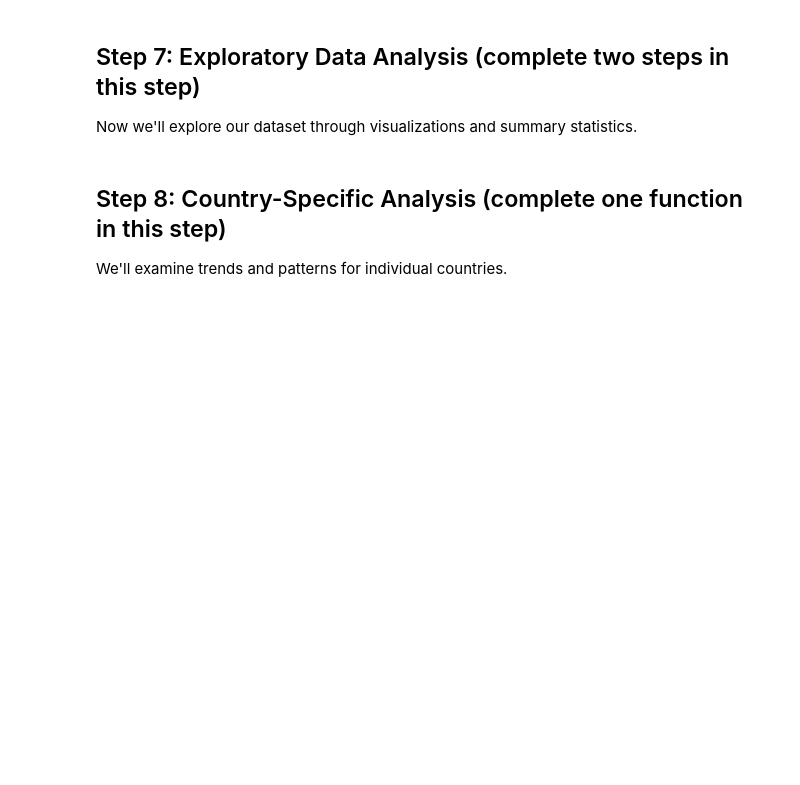
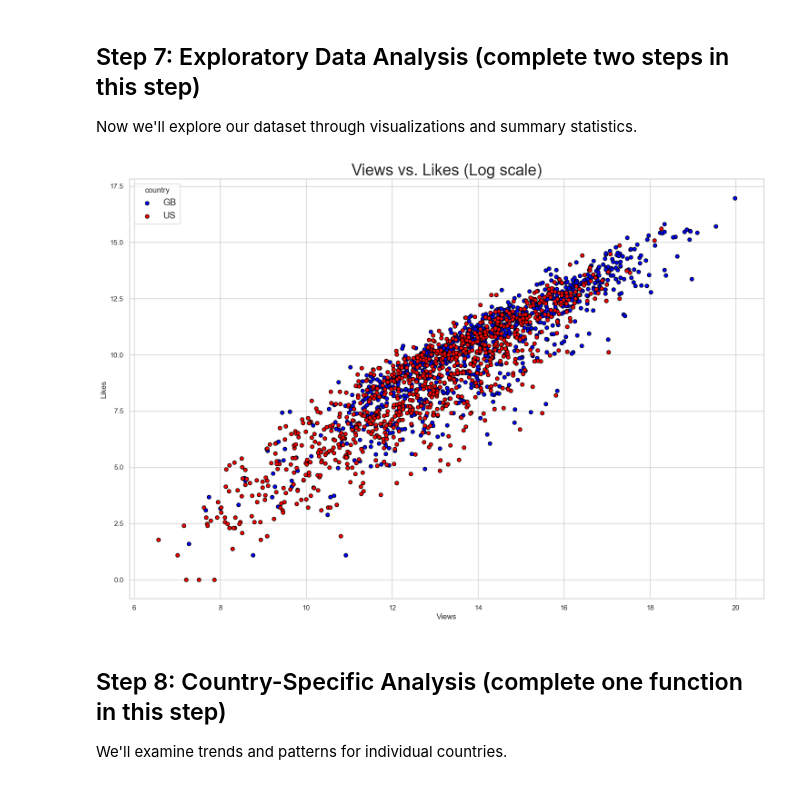
Before and after one commit to Thend911/Data-Analysis, a Jupyter notebook: VideoAnalysis-HW.ipynb, the cells around one changed output. Cells and saved outputs as stored; diff of their text form; code cells hidden in the pictures; blank space fills up the shorter version.

```diff
--- a/VideoAnalysis-HW.ipynb
+++ b/VideoAnalysis-HW.ipynb
@@ -300,44 +274,37 @@ Create new features to enhance our analysis.
 # Engagement metrics
 # Step 1: add a column named 'like_ratio', computed as likes/dislikes
 #------- complete the step-------------
-
-
+combined_df['like_ratio']= numpy.divide(combined_df['likes'],combined_df['dislikes'])
 #------- complete the step-------------
 
 # Step 2: add a column named 'engagement_rate', computed as (likes + dislikes + comment_total)/views
 #------- complete the step-------------
-
-
+combined_df['engagement_rate']= numpy.divide(combined_df['likes'] + combined_df['dislikes'] + combined_df['comment_total'],combined_df['views'])
 #------- complete the step-------------
-
 
 # Text features
 # Step 3: add a column named 'title_length', computed as length of title
 #------- complete the step-------------
-
-
+combined_df['title_length'] = combined_df['title'].str.len()
 #------- complete the step-------------
 
 # Step 4: add a column named 'title_word_count', computed as number of words in title
 #------- complete the step-------------
-
-
+combined_df['title_word_count'] = combined_df['title'].str.split().str.len()
 #------- complete the step-------------
 
 # Step 5: add a column named 'title_has_exclamation', computed as bool value (you can make it 0 or 1) of if title contains exclamation mark
 #------- complete the step-------------
-
-
+combined_df['title_has_exclamation'] = combined_df['title'].apply(lambda x: 1 if '!' in x else 0)
 #------- complete the step-------------
 
 # Tag analysis
 # Step 6: add a column named 'tags_count', computed as number of tags
 #------- complete the step-------------
-
-
+combined_df['tags_count'] = combined_df['tags'].apply(lambda x: 0 if x is None else len(x))
 #------- complete the step-------------
 
-
+# QUESTION: how to calculate like ratio or engagement rate if denom or numerator is 0 in some case?
 
 # Display new features
 print("\nNew features created:")
@@ -349,23 +327,34 @@ Now we'll explore our dataset through visualizations and summary statistics.
 # %%
 # Set up the figure
 plt.figure(figsize=(18, 12))
-
 
 
 # Plot 1: Views vs. Likes
 # Step 1: make a dot plot shows views and likes. Take 1000 sample from all countries. x-axis will be views and y-axies will be views.
 #         using different colors indicate different country. Add legend and plot title.
 
 #------- complete the step-------------
+GB_view = numpy.log(combined_df['views'].head(1000))
+GB_like = numpy.log(combined_df['likes'].head(1000))
+US_view = numpy.log(combined_df['views'].tail(1000))
+US_like = numpy.log(combined_df['likes'].tail(1000))
+plt.scatter(GB_view, GB_like, c='blue', alpha=1, edgecolors='black', label="GB")
+plt.scatter(US_view, US_like, c='red', alpha=1, edgecolors='black', label="US")
+plt.legend(title = "country",loc="upper left", fontsize='large')
+plt.xlabel('Views')
+plt.ylabel('Likes')
+plt.title('Views vs. Likes (Log scale)', fontsize = 25)
 
 
 #------- complete the step-------------
 
 # Plot 2: Engagement Rate by Country
 # Step 2: make a box plot shows different country engagement_rate
 
-plt.tight_layout()
+#plt.tight_layout()
 plt.show()
+# %% [output]
+[figure, added]
 # %% [markdown]
 ## Step 8: Country-Specific Analysis (complete one function in this step)
 We'll examine trends and patterns for individual countries.
```
Also changed, not shown: parts of 3 cells of this notebook.
